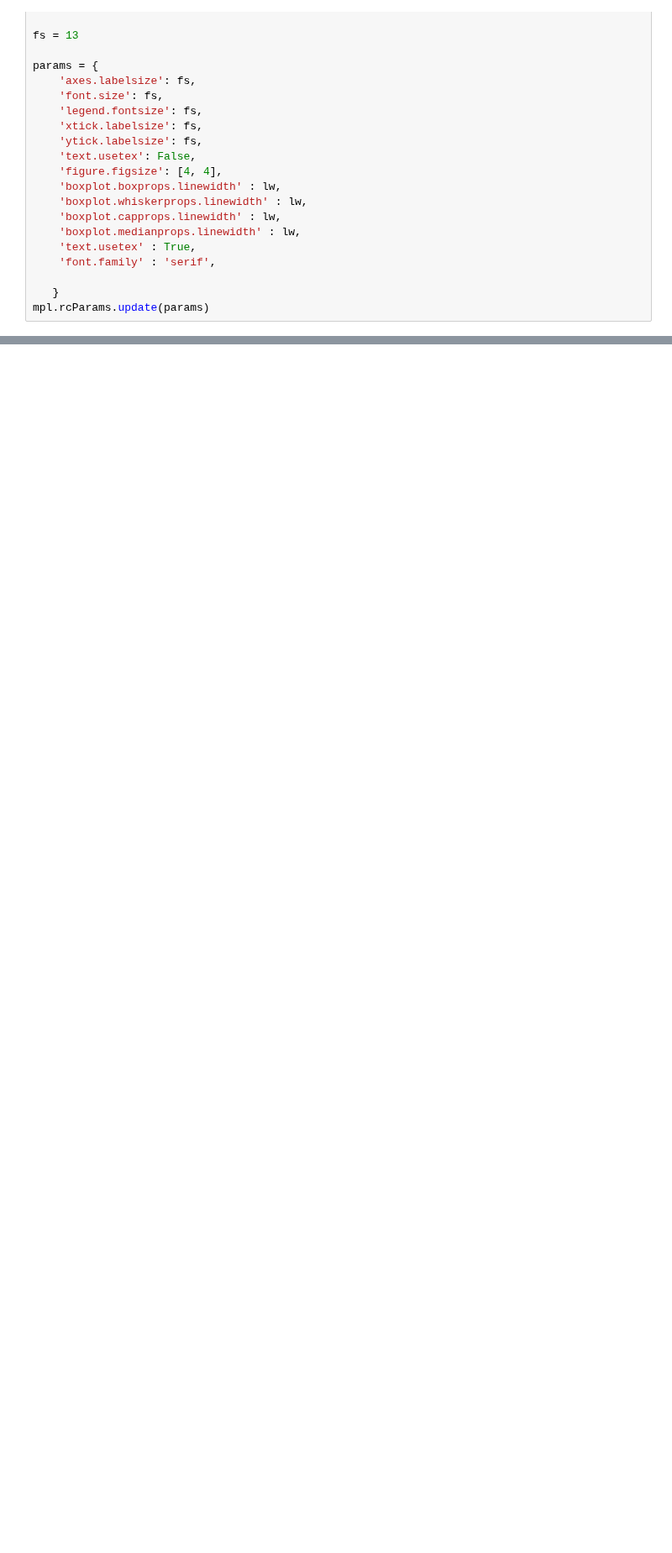
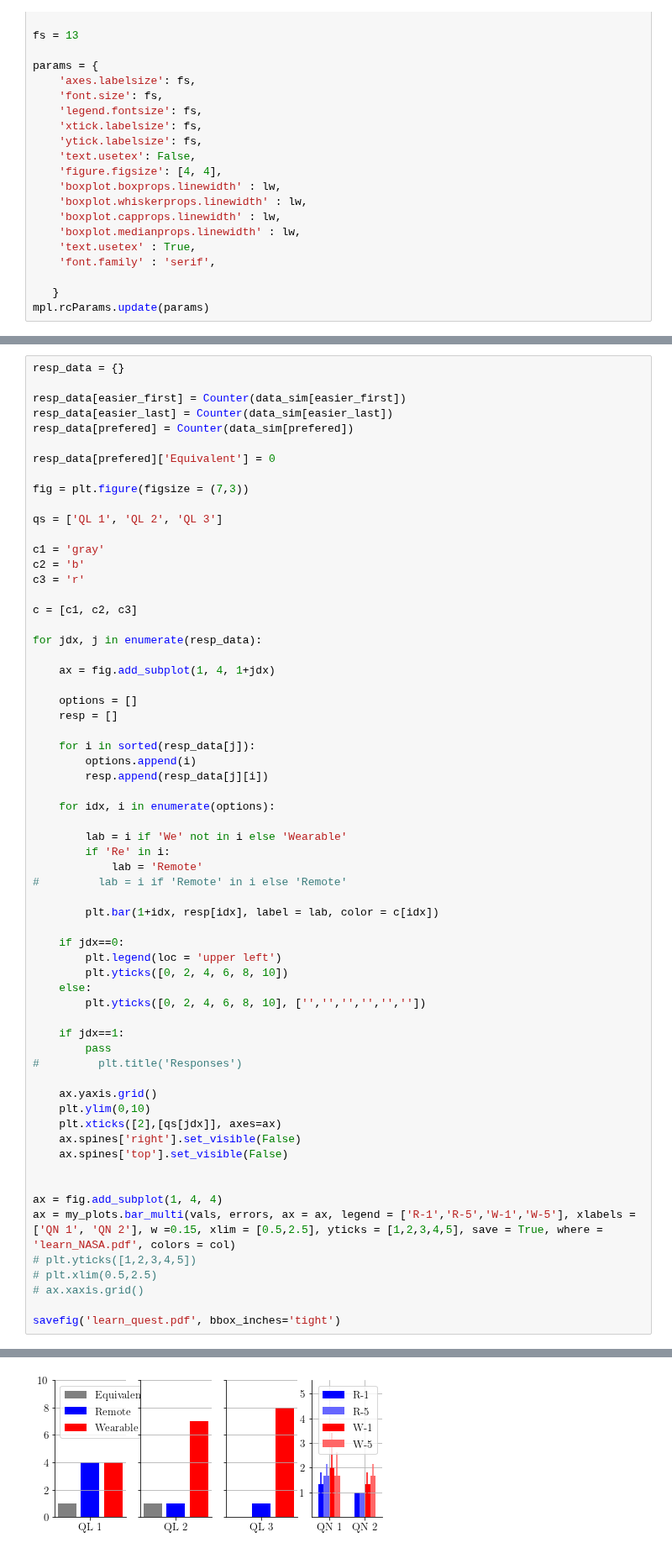
Before and after one commit to medioman22/Bidirectional_Interface, a Jupyter notebook: data_analysis/Surveys/analyze_form_learn.ipynb, the cells around one changed output, grey strips where cells are left out. Shown at 84% size. Drawn from its saved outputs; the diff is of its cells as text; blank space fills up the shorter version.

```diff
--- a/data_analysis/Surveys/analyze_form_learn.ipynb
+++ b/data_analysis/Surveys/analyze_form_learn.ipynb
@@ -326,0 +629,64 @@ w
+# %%
+resp_data = {}
+
+resp_data[easier_first] = Counter(data_sim[easier_first])
+resp_data[easier_last] = Counter(data_sim[easier_last])
+resp_data[prefered] = Counter(data_sim[prefered])
+
+resp_data[prefered]['Equivalent'] = 0
+
+fig = plt.figure(figsize = (7,3))
+
+qs = ['QL 1', 'QL 2', 'QL 3']
+
+c1 = 'gray'
+c2 = 'b'
+c3 = 'r'
+
+c = [c1, c2, c3]
+
+for jdx, j in enumerate(resp_data):
+
+    ax = fig.add_subplot(1, 4, 1+jdx)
+
+    options = []
+    resp = []
+
+    for i in sorted(resp_data[j]):
+        options.append(i)
+        resp.append(resp_data[j][i])
+
+    for idx, i in enumerate(options):
+
+        lab = i if 'We' not in i else 'Wearable'
+        if 'Re' in i:
+            lab = 'Remote'
+#         lab = i if 'Remote' in i else 'Remote'
+
+        plt.bar(1+idx, resp[idx], label = lab, color = c[idx])
+
+    if jdx==0:
+        plt.legend(loc = 'upper left')
+        plt.yticks([0, 2, 4, 6, 8, 10])
+    else:
+        plt.yticks([0, 2, 4, 6, 8, 10], ['','','','','',''])
+
+    if jdx==1:
+        pass
+#         plt.title('Responses')
+
+    ax.yaxis.grid()
+    plt.ylim(0,10)
+    plt.xticks([2],[qs[jdx]], axes=ax)
+    ax.spines['right'].set_visible(False)
+    ax.spines['top'].set_visible(False)
+
+
+ax = fig.add_subplot(1, 4, 4)
+ax = my_plots.bar_multi(vals, errors, ax = ax, legend = ['R-1','R-5','W-1','W-5'], xlabels = ['QN 1', 'QN 2'], w =0.15, xlim = [0.5,2.5], yticks = [1,2,3,4,5], save = True, where = 'learn_NASA.pdf', colors = col)
+# plt.yticks([1,2,3,4,5])
+# plt.xlim(0.5,2.5)
+# ax.xaxis.grid()
+
+savefig('learn_quest.pdf', bbox_inches='tight')
+# %% [output]
@@ -326,0 +694 @@ w
+[figure, added]
```
Also changed, not shown: parts of 24 cells of this notebook, 21 other files.
